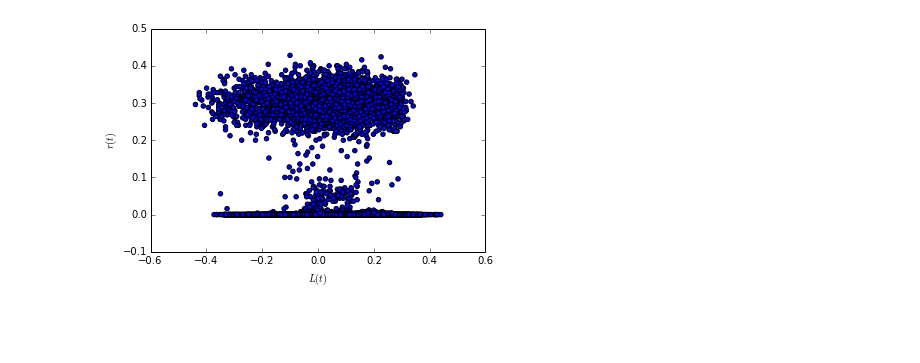
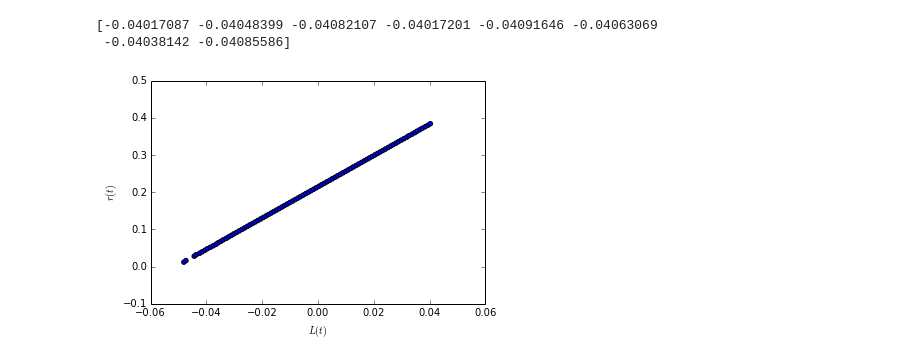
Before and after one commit to Seanny123/SYDE552, a Jupyter notebook: lnp/Q2.ipynb, the cells around one changed output. Drawn from its saved outputs; the diff is of its cells as text; code cells hidden in the pictures; blank space fills up the shorter version.

```diff
--- a/lnp/Q2.ipynb
+++ b/lnp/Q2.ipynb
@@ -76,6 +81,10 @@ def smooth_experiment():
 # %%
 from scipy.optimize import curve_fit
 # %%
+multi_res = []
+for _ in range(250):
+    multi_res.append(synthetic_neuron(new_noise))
+
 multi_trial_rate = np.zeros((multi_res[0].shape[0]/10, len(multi_res)))
 for z_i, m_r in enumerate(multi_res):
     multi_trial_rate[:, z_i] = np.sum(m_r.reshape(-1, 10), axis=1)
@@ -82,3 +99,5 @@ for z_i, m_r in enumerate(multi_res):
 # %%
-plt.plot(np.mean(multi_trial_rate, axis=1))
+print(lin_est.shape)
+mean_multi = np.mean(multi_trial_rate, axis=1)
+print(mean_multi.shape)
 # %% [output]
@@ -94,7 +125,29 @@ print(np.mean(multi_trial_rate, axis=1).shape)
+# %%
+tmp = lin_est[lin_est < -0.04]
+f_res = tmp[tmp > -0.041]
+print(f_res)
+# %% [output]
+[-0.04017087 -0.04048399 -0.04082107 -0.04017201 -0.04091646 -0.04063069
+ -0.04038142 -0.04085586]
+# %%
+def compress(arr, steps=200):
+    bins = np.linspace(np.min(arr), np.max(arr), steps)
+    avg = []
+
+    for b_i in range(bins.shape[0]-1):
+        tmp = arr[arr > bins[b_i]]
+        avg.append(np.mean(tmp[tmp < bins[b_i+1]]))
+    return avg
+
+
+lin_avg = compress(lin_est)
+multi_avg = compress(mean_multi)
 # %%
-plt.scatter(lin_est[:10000], np.mean(multi_trial_rate, axis=1))
+plt.scatter(lin_avg, multi_avg)
+#plt.plot(curve_fit(tan_func, lin_est[:10000], mean_multi))
+#plt.plot(curve_fit(sigmoid, lin_est[:10000], mean_multi))
 plt.ylabel("$r(t)$")
 plt.xlabel("$L(t)$")
 plt.savefig("non-lin")
 # %% [output]
-[figure, old version]
+[figure, new version]
```
Also changed, not shown: parts of 8 cells of this notebook, 1 other file.
